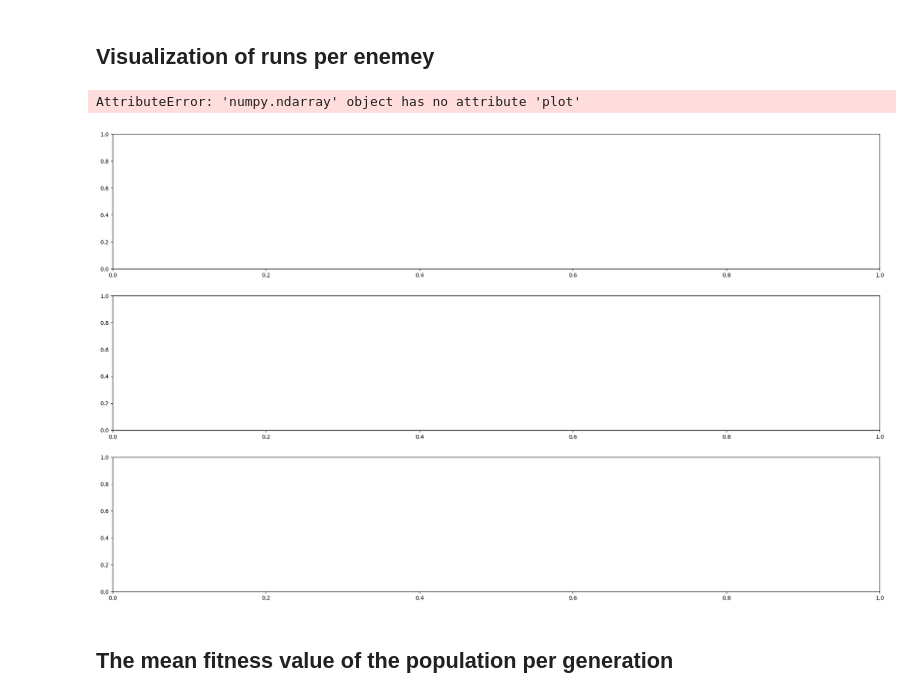
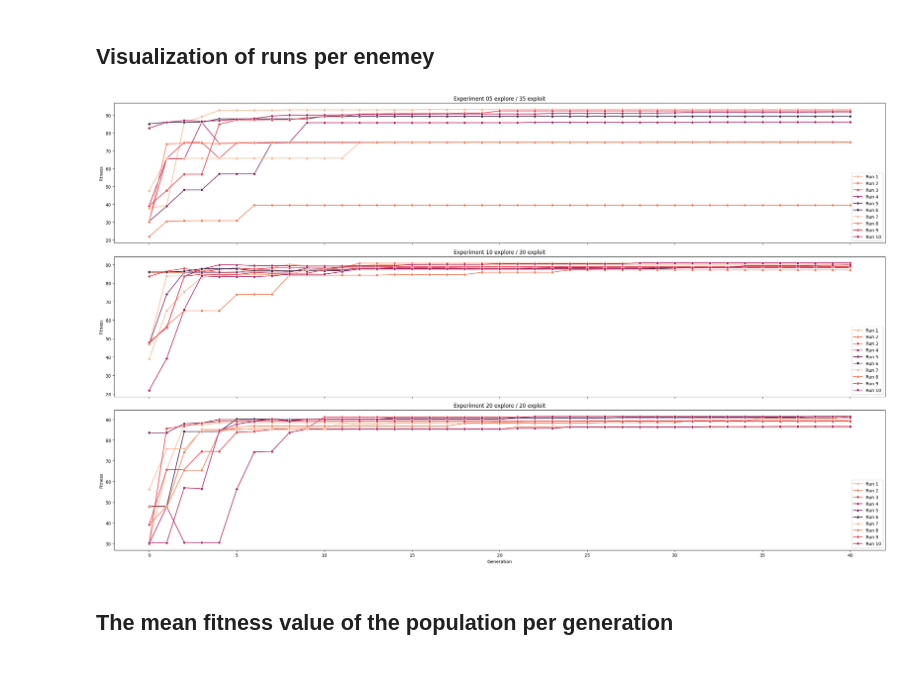
Before and after one commit to yossiyhartman/EvoMan-VU, a Jupyter notebook: visualise_performance.ipynb, the cells around one changed output. Saved outputs shown, nothing was run; the diff lists cells and outputs as text; code cells hidden in the pictures; blank space fills up the shorter version.

Commit message:
add visuals

```diff
--- a/visualise_performance.ipynb
+++ b/visualise_performance.ipynb
@@ -15,0 +6,6 @@ df.head()
+# %%
+df0535 = pd.read_csv('./EA1_05_explorive_35_exploit/EA1_05_explorive_35_exploit.txt', delimiter=',')
+df1030 = pd.read_csv('./EA1_10_explorive_30_exploit/EA1_10_explorive_30_exploit.txt', delimiter=',')
+df2020 = pd.read_csv('./EA1_20_explorive_20_exploit/EA1_20_explorive_20_exploit.txt', delimiter=',')
+
+display(df0535)
@@ -15,0 +26,11 @@ df.head()
+# %%
+# Concatenate data
+
+df0535['experiment.split'] = "05 explore / 35 exploit"
+df1030['experiment.split'] = "10 explore / 30 exploit"
+df2020['experiment.split'] = "20 explore / 20 exploit"
+
+
+df = pd.concat([df0535, df1030, df2020])
+
+df.head()
@@ -17,39 +61,35 @@ df.head()
 ## Visualization of runs per enemey
 # %%
 # Set the number of enemies and runs
-enemies = df['enemy'].unique()
+experiments = df['experiment.split'].unique()
 
 # Create subplots for each enemy
-fig, axs = plt.subplots(3, 1, figsize=(25, 15))
-
-# If there's only one enemy, axs is not a list, so wrap it in a list
-if len(enemies) == 1:
-    axs = [axs]
+fig, axs = plt.subplots(len(experiments), 1, figsize=(25, 15), sharex= True)
 
 # Iterate through each enemy and plot their runs
-for i, enemy in enumerate(enemies):
+for i, exp in enumerate(experiments):
 
     ax = axs[i]
-    enemy_data = df[df['enemy'] == enemy]
-    runs = enemy_data['run'].unique()
+    exp_data = df[df['experiment.split'] == exp]
+    run_data = exp_data['run'].unique()
 
     # Plot each run for this enemy
-    for run_id, run in enumerate(runs):
-        data = enemy_data[enemy_data['run'] == run]
-        ax.plot(data['generation'], data['fitness'], marker='o', label=f'Run {run_id}')
+    for run_id, run in enumerate(run_data):
+        data = exp_data[exp_data['run'] == run]
+        with sns.color_palette('rocket'):
+            sns.lineplot(ax=ax, x = data['generation'], y = data['max.fitness'], marker='o', label=f'Run {run_id + 1}')
 
     # Customize the plot for this enemy
-    ax.set_title(f'Enemy {enemy}')
+    ax.set_title(f'Experiment {exp}')
     ax.set_xlabel('Generation')
     ax.set_ylabel('Fitness')
     ax.legend(loc=4)
 
 # Display the plot
 plt.tight_layout()
 plt.show()
 # %% [output]
-AttributeError: 'numpy.ndarray' object has no attribute 'plot'
-[figure, old version]
+[figure, new version]
 # %% [markdown]
 ## The mean fitness value of the population per generation
 # %%
```
Also changed, not shown: parts of 5 cells of this notebook, 2 other files.
